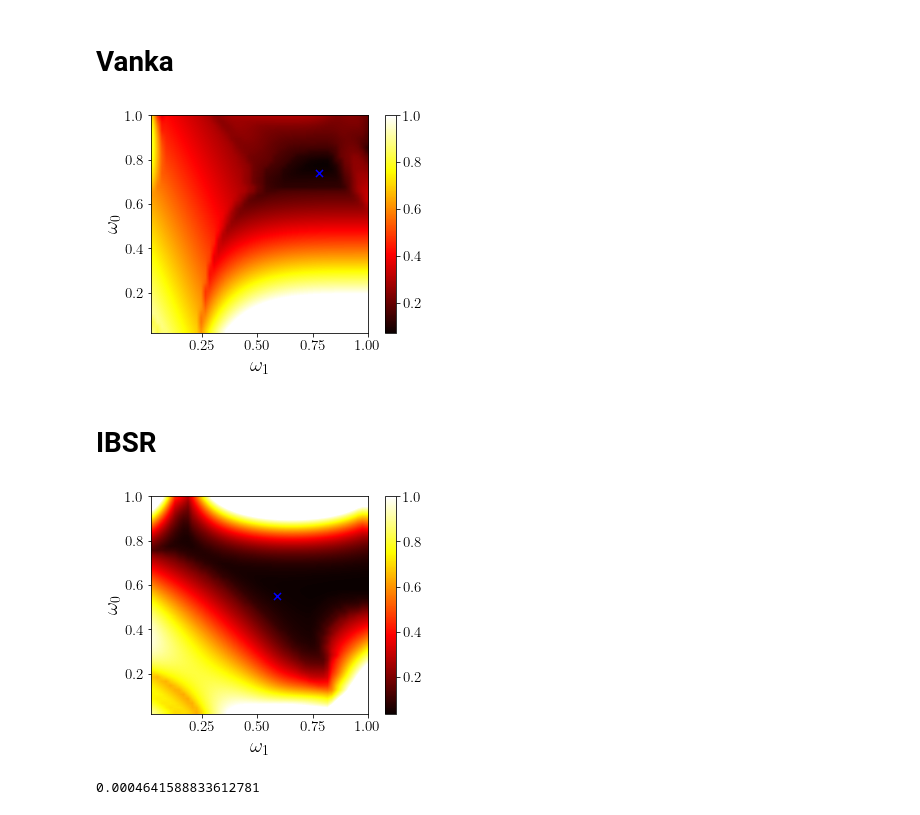
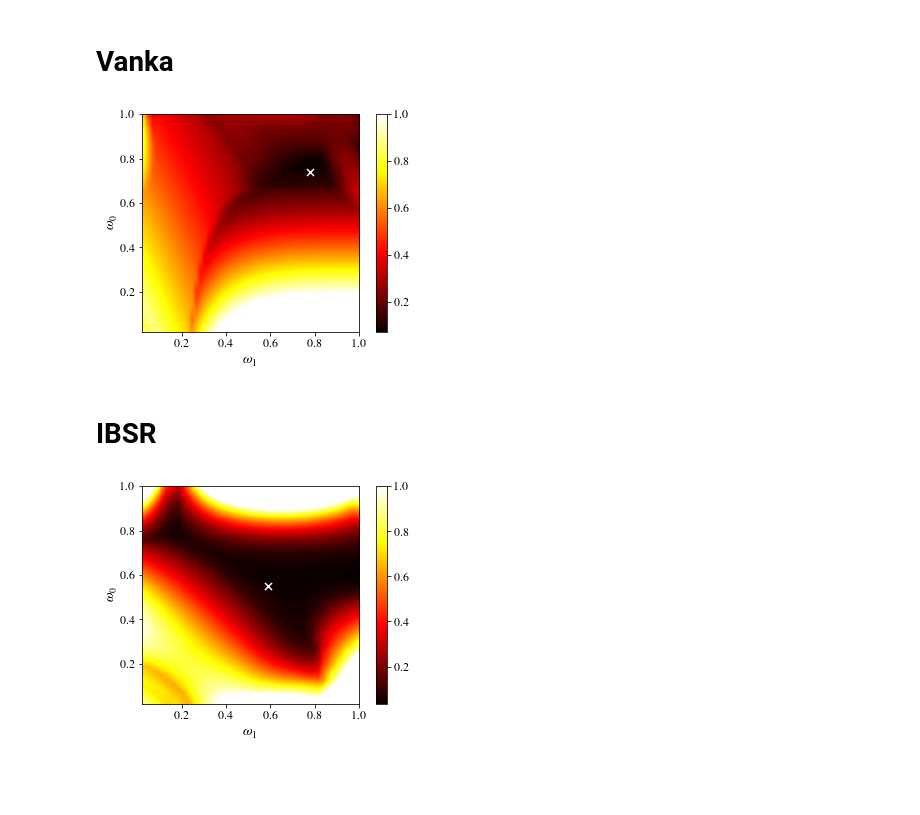
Before and after one commit to Alexey-Voronin/Stokes_isoQ2Q1, a Jupyter notebook: data_collection/sensitivity/sensitivity_analysis.ipynb, the cells around one changed output. Drawn from its saved outputs; the diff is of its cells as text; code cells hidden in the pictures; blank space fills up the shorter version.

```diff
--- a/data_collection/sensitivity/sensitivity_analysis.ipynb
+++ b/data_collection/sensitivity/sensitivity_analysis.ipynb
@@ -1,13 +1,23 @@
 # %%
 import sys
-sys.path.append('/Users/lexey/UIUC/firedrake/break_MG')
+sys.path.append('../../')
 from sysmg import *
 from sysmg.util.data_analysis import conv_factor, collect_residuals
 
 # plotting
 import matplotlib.pyplot      as plt
+
+plt.rc('text.latex', preamble=r"""
+                                \usepackage[not1,notextcomp,lcgreekalpha]{stix}
+                                \usepackage{amsmath}
+                                       """)
+plt.rc('xtick', labelsize=12)
+plt.rc('ytick', labelsize=12)
+plt.rc('axes', labelsize=14)
+plt.rc('font', family='serif', size=12)
 plt.rc('text', usetex=True)
-plt.rc('font', family='serif', size=15)
+
+#plt.rc('figure', figsize=[4,4])
 # %% [markdown]
 # Vanka
 # %%
@@ -25,15 +35,17 @@ plt.imshow(rho[:,:], cmap='hot',  vmin=np.min(rho), vmax=min(1, np.max(rho)),
            extent=[min(OMEGA_OUTER),max(OMEGA_OUTER),min(OMEGA_INNER),max(OMEGA_INNER)])
 
 ax = plt.gca()
-ax.set_xlabel(r'$\omega_1$', fontsize=20) #[min(OMEGA_OUTER),max(OMEGA_OUTER)])
-ax.set_ylabel(r'$\omega_0$', fontsize=20) #[min(OMEGA_INNER),max(OMEGA_INNER)])
+ax.set_xlabel('$\omega_1$')
+ax.set_ylabel('$\omega_0$')
 plt.colorbar()
-plt.scatter( omega_1_opt, omega_0_opt, s=50, c='blue', marker='x')
+plt.scatter( omega_1_opt, omega_0_opt, s=50, c='white', marker='x')
 
-plt.savefig("vanka_112_sens_dirichlet.pdf",  bbox_inches='tight')
+#plt.savefig("vanka_112_sens_dirichlet.pdf",  bbox_inches='tight')
+plt.savefig("vanka_112_sens_dirichlet.pdf", bbox_inches='tight')
+
 plt.show()
 # %% [output]
-[figure, old version]
+[figure, new version]
 # %% [markdown]
 # IBSR
 # %%
@@ -47,16 +59,16 @@ omega_0_opt  = 0.55
 # %%
 plt.imshow(rho[:,:], cmap='hot',  vmin=np.min(rho), vmax=min(1, np.max(rho)),
            origin="lower",
            interpolation='bilinear',
            extent=[min(OMEGA_OUTER),max(OMEGA_OUTER),min(OMEGA_INNER),max(OMEGA_INNER)])
 
 ax = plt.gca()
-ax.set_xlabel(r'$\omega_1$', fontsize=20) #[min(OMEGA_OUTER),max(OMEGA_OUTER)])
-ax.set_ylabel(r'$\omega_0$', fontsize=20) #[min(OMEGA_INNER),max(OMEGA_INNER)])
+ax.set_xlabel('$\omega_1$')
+ax.set_ylabel('$\omega_0$')
 plt.colorbar()
-plt.scatter( omega_1_opt, omega_0_opt, s=50, c='blue', marker='x')
+plt.scatter( omega_1_opt, omega_0_opt, s=50, c='white', marker='x')
 
 plt.savefig("ibsr_221_sens_dirichlet.pdf",  bbox_inches='tight')
 plt.show()
 # %% [output]
-[figure, old version]
+[figure, new version]
@@ -67,5 +74,0 @@ resid = np.logspace(-2.0, -(2.0)**5, num=10)
-# %%
-r = resid[1:]/resid[:-1]
-r.prod()**(1.0/len(r))
-# %% [output]
-0.0004641588833612781
```
Also changed, not shown: parts of 2 cells of this notebook.
